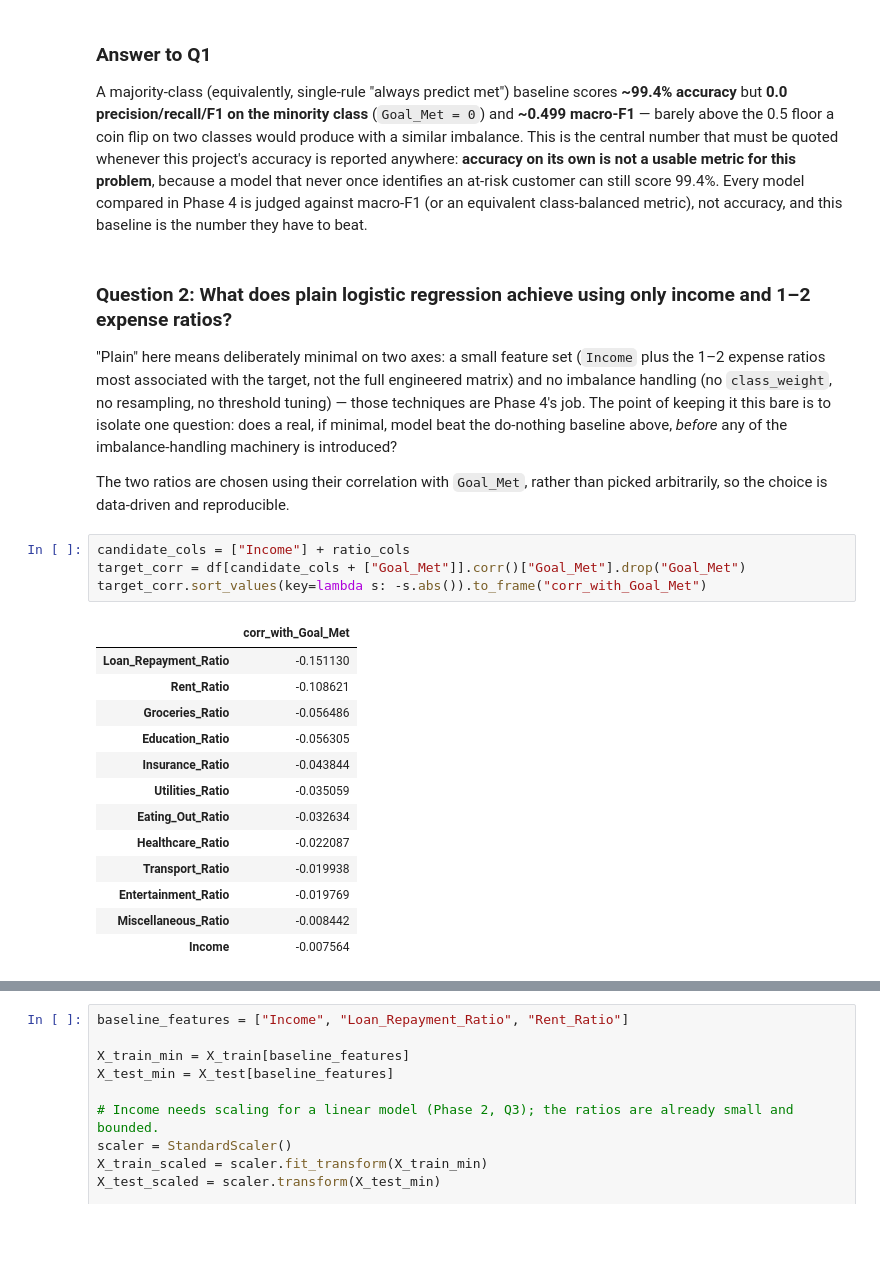
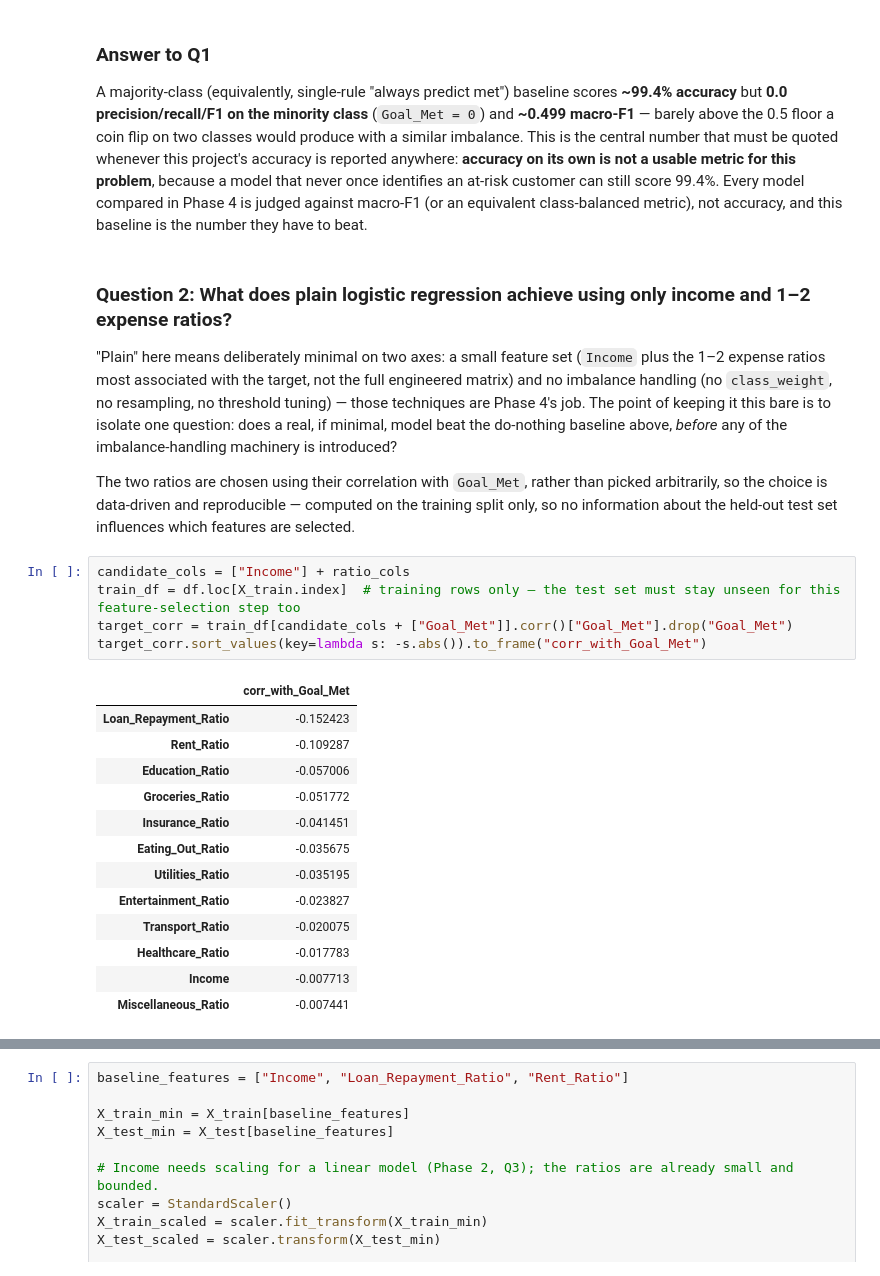
Before and after one commit to saint2706/savings-goal-classifier, a Jupyter notebook: notebooks/03_baseline.ipynb, the cells around one changed output, grey strips where cells are left out. Saved outputs shown, nothing was run; the diff lists cells and outputs as text; blank space fills up the shorter version.

```diff
--- a/notebooks/03_baseline.ipynb
+++ b/notebooks/03_baseline.ipynb
@@ -153,23 +153,24 @@ A majority-class (equivalently, single-rule "always predict met") baseline score
 
 "Plain" here means deliberately minimal on two axes: a small feature set (`Income` plus the 1–2 expense ratios most associated with the target, not the full engineered matrix) and no imbalance handling (no `class_weight`, no resampling, no threshold tuning) — those techniques are Phase 4's job. The point of keeping it this bare is to isolate one question: does a real, if minimal, model beat the do-nothing baseline above, *before* any of the imbalance-handling machinery is introduced?
 
-The two ratios are chosen using their correlation with `Goal_Met`, rather than picked arbitrarily, so the choice is data-driven and reproducible.
+The two ratios are chosen using their correlation with `Goal_Met`, rather than picked arbitrarily, so the choice is data-driven and reproducible — computed on the training split only, so no information about the held-out test set influences which features are selected.
 # %%
 candidate_cols = ["Income"] + ratio_cols
-target_corr = df[candidate_cols + ["Goal_Met"]].corr()["Goal_Met"].drop("Goal_Met")
+train_df = df.loc[X_train.index]  # training rows only — the test set must stay unseen for this feature-selection step too
+target_corr = train_df[candidate_cols + ["Goal_Met"]].corr()["Goal_Met"].drop("Goal_Met")
 target_corr.sort_values(key=lambda s: -s.abs()).to_frame("corr_with_Goal_Met")
 # %% [output]
 |  | corr_with_Goal_Met |
-| Loan_Repayment_Ratio | -0.151130 |
-| Rent_Ratio | -0.108621 |
-| Groceries_Ratio | -0.056486 |
-| Education_Ratio | -0.056305 |
-| Insurance_Ratio | -0.043844 |
-| Utilities_Ratio | -0.035059 |
-| Eating_Out_Ratio | -0.032634 |
-| Healthcare_Ratio | -0.022087 |
-| Transport_Ratio | -0.019938 |
-| Entertainment_Ratio | -0.019769 |
-| Miscellaneous_Ratio | -0.008442 |
-| Income | -0.007564 |
+| Loan_Repayment_Ratio | -0.152423 |
+| Rent_Ratio | -0.109287 |
+| Education_Ratio | -0.057006 |
+| Groceries_Ratio | -0.051772 |
+| Insurance_Ratio | -0.041451 |
+| Eating_Out_Ratio | -0.035675 |
+| Utilities_Ratio | -0.035195 |
+| Entertainment_Ratio | -0.023827 |
+| Transport_Ratio | -0.020075 |
+| Healthcare_Ratio | -0.017783 |
+| Income | -0.007713 |
+| Miscellaneous_Ratio | -0.007441 |
 # %% [markdown]
```
Also changed, not shown: parts of 1 cell of this notebook, 1 other file.
